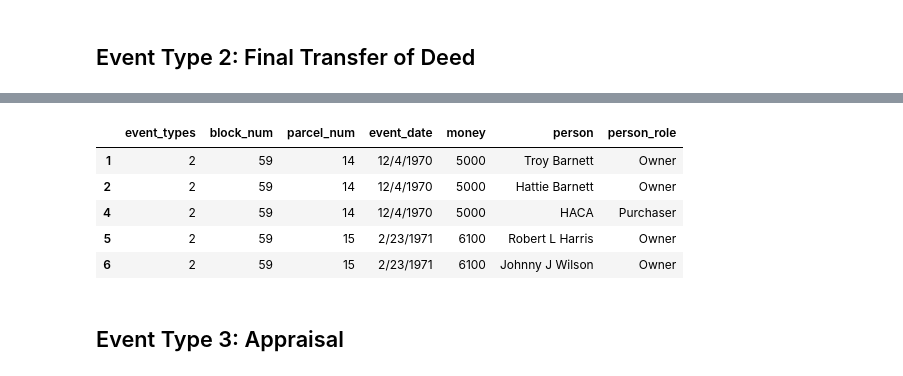
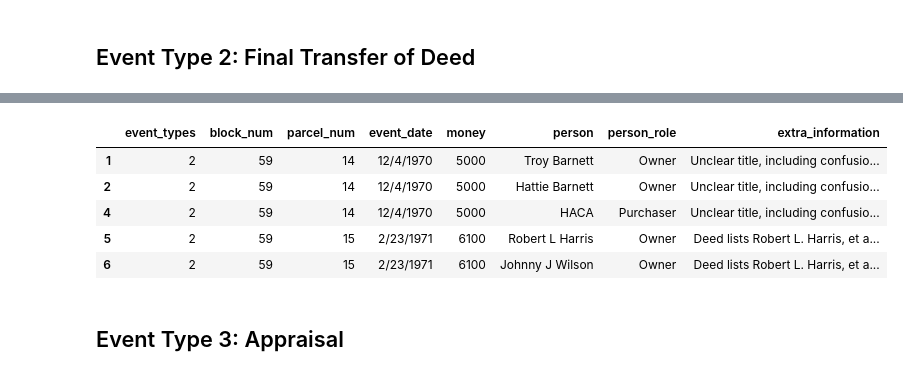
Before and after one commit to squeakyspacebar/urban-renewal-curation, a Jupyter notebook: python/Bez-Data-org.ipynb, the cells around one changed output, grey strips where cells are left out. Cells and saved outputs as stored; diff of their text form; code cells hidden in the pictures.

Commit message:
extra_info attributein progress
Currently working on extra info attributes. Currently concatenating Tenants Notes with Tenant Agreement Date

```diff
--- a/python/Bez-Data-org.ipynb
+++ b/python/Bez-Data-org.ipynb
@@ -810,2 +790,2 @@ final_events=splitRowFinalEvents(final_events)
 # %%
-final_events['Final Transfer of Deed People Involved'].replace('', np.nan, inplace=True)
+final_transfer['Final Transfer of Deed People Involved'].replace('', np.nan, inplace=True)
@@ -814,15 +792,17 @@ final_events=final_events.dropna()
+# %%
+final_transfer=final_transfer.dropna()
 # %%
 # Assigning Type_id 2
-final_events.insert(0, 'Event_Type', 2)
+final_transfer.insert(0, 'Event_Type', 2)
 # %%
-final_events.columns = ["event_types", "block_num", "parcel_num", "event_date", "money", "person", "person_role"]
+final_transfer.columns = ["event_types", "block_num", "parcel_num", "event_date", "money", "person", "person_role", "extra_information"]
 # %%
-final_events.head()
+final_transfer.head()
 # %% [output]
-|  | event_types | block_num | parcel_num | event_date | money | person | person_role |
-| 1 | 2 | 59 | 14 | 12/4/1970 | 5000 | Troy Barnett | Owner |
-| 2 | 2 | 59 | 14 | 12/4/1970 | 5000 | Hattie Barnett | Owner |
-| 4 | 2 | 59 | 14 | 12/4/1970 | 5000 | HACA | Purchaser |
-| 5 | 2 | 59 | 15 | 2/23/1971 | 6100 | Robert L Harris | Owner |
-| 6 | 2 | 59 | 15 | 2/23/1971 | 6100 | Johnny J Wilson | Owner |
+|  | event_types | block_num | parcel_num | event_date | money | person | person_role | extra_information |
+| 1 | 2 | 59 | 14 | 12/4/1970 | 5000 | Troy Barnett | Owner | Unclear title, including confusio... |
+| 2 | 2 | 59 | 14 | 12/4/1970 | 5000 | Hattie Barnett | Owner | Unclear title, including confusio... |
+| 4 | 2 | 59 | 14 | 12/4/1970 | 5000 | HACA | Purchaser | Unclear title, including confusio... |
+| 5 | 2 | 59 | 15 | 2/23/1971 | 6100 | Robert L Harris | Owner | Deed lists Robert L. Harris, et a... |
+| 6 | 2 | 59 | 15 | 2/23/1971 | 6100 | Johnny J Wilson | Owner | Deed lists Robert L. Harris, et a... |
 # %%
```
Also changed, not shown: parts of 45 cells of this notebook.
